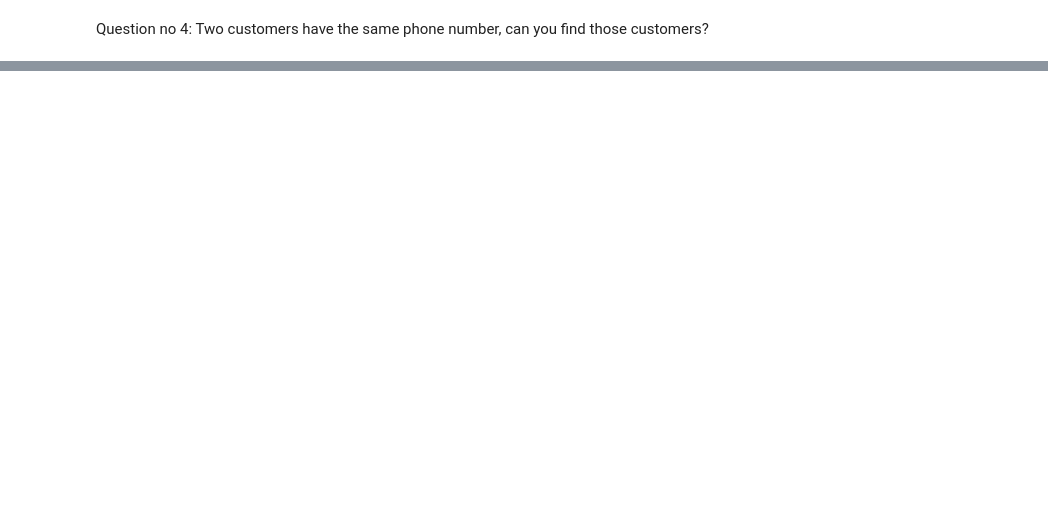
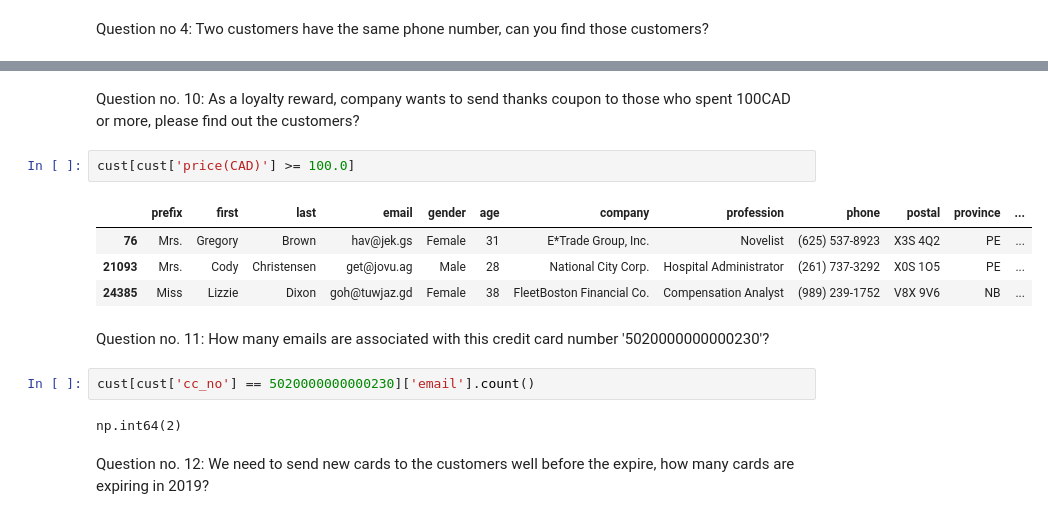
Before and after one commit to mdarafat-boop/Exploratory_Data_Analysis_EDA_with_PANDAS, a Jupyter notebook: Copy_of_cust_pranch_data_exracice.ipynb, the cells around one changed output, grey strips where cells are left out. Saved outputs shown, nothing was run; the diff lists cells and outputs as text; blank space fills up the shorter version.

```diff
--- a/Copy_of_cust_pranch_data_exracice.ipynb
+++ b/Copy_of_cust_pranch_data_exracice.ipynb
@@ -31,0 +122,17 @@ cust.groupby('phone')['first'].count().sort_values(ascending=False).head(1)
+# %% [markdown]
+Question no. 10: As a loyalty reward, company wants to send thanks coupon to those who spent 100CAD or more, please find out the customers?
+# %%
+cust[cust['price(CAD)'] >= 100.0]
+# %% [output]
+|  | prefix | first | last | email | gender | age | company | profession | phone | postal | province | ... |
+| 76 | Mrs. | Gregory | Brown | hav@jek.gs | Female | 31 | E*Trade Group, Inc. | Novelist | (625) 537-8923 | X3S 4Q2 | PE | ... |
+| 21093 | Mrs. | Cody | Christensen | get@jovu.ag | Male | 28 | National City Corp. | Hospital Administrator | (261) 737-3292 | X0S 1O5 | PE | ... |
+| 24385 | Miss | Lizzie | Dixon | goh@tuwjaz.gd | Female | 38 | FleetBoston Financial Co. | Compensation Analyst | (989) 239-1752 | V8X 9V6 | NB | ... |
+# %% [markdown]
+Question no. 11: How many emails are associated with this credit card number '5020000000000230'?
+# %%
+cust[cust['cc_no'] == 5020000000000230]['email'].count()
+# %% [output]
+np.int64(2)
+# %% [markdown]
+Question no. 12: We need to send new cards to the customers well before the expire, how many cards are expiring in 2019?
```
Also changed, not shown: parts of 32 cells of this notebook.
